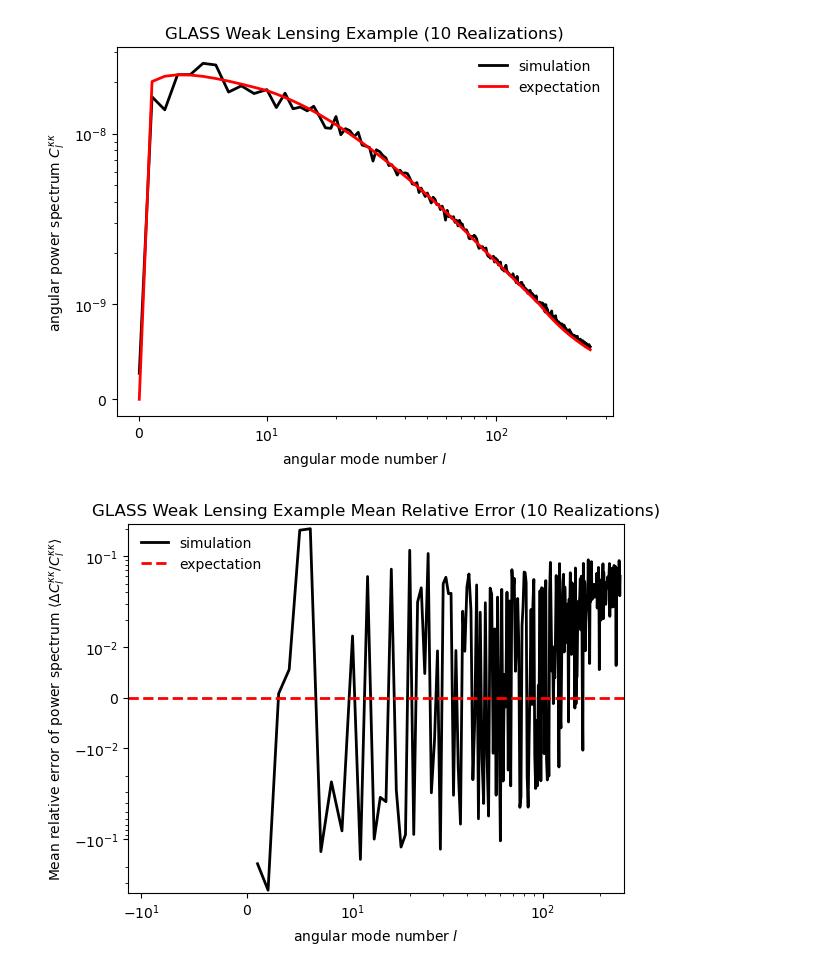
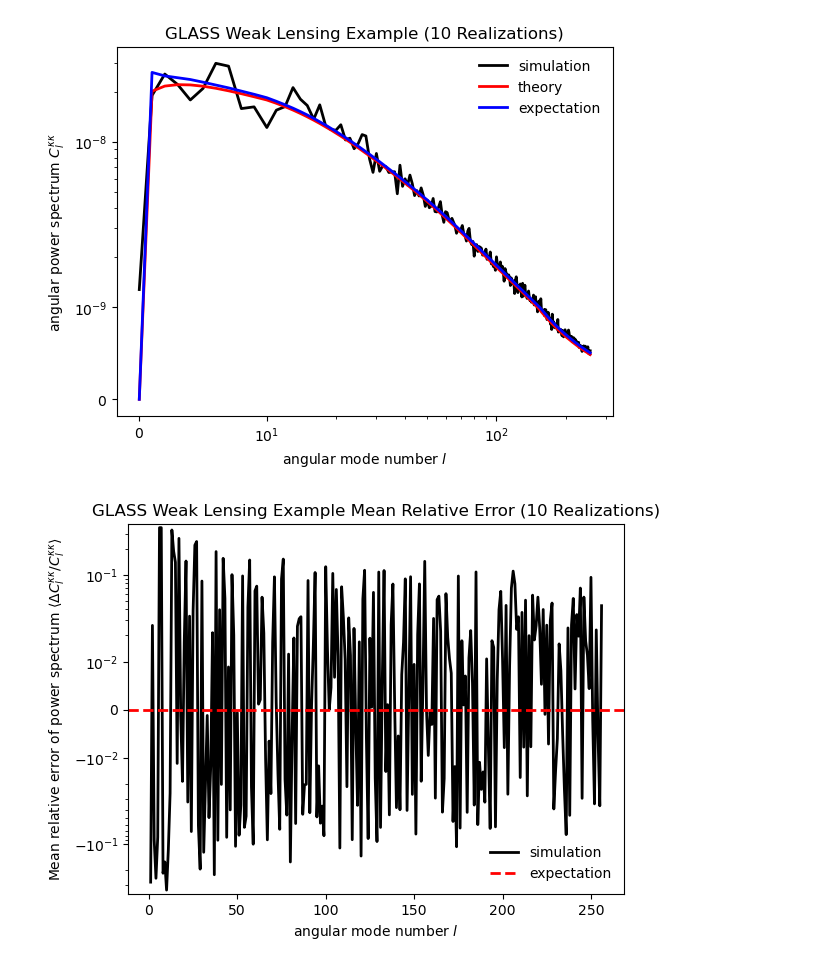
Before and after one commit to ShrihanSolo/glass_guide, a Jupyter notebook: examples/new_glass_tests/glass_acc_reproduction.ipynb, the cells around one changed output. Drawn from its saved outputs; the diff is of its cells as text; code cells hidden in the pictures.

```diff
--- a/examples/new_glass_tests/glass_acc_reproduction.ipynb
+++ b/examples/new_glass_tests/glass_acc_reproduction.ipynb
@@ -19,7 +19,7 @@ Oc = 0.25
 Ob = 0.05
 
 # basic parameters of the simulation
-nside = 512 # I did nside=256 as well and got similar results.
+nside = 256 # I did nside=256 as well and got similar results.
 lmax = 256
 
 # set up CAMB parameters for matter angular power spectrum
@@ -37,7 +37,7 @@ cosmo = Cosmology.from_camb(pars)
 zb = glass.distance_grid(cosmo, 0.0, 1.0, dx=150.0) # shells set to 150Mpc spacing
 
 # linear radial window functions
-ws = glass.linear_windows(zb)
+ws = glass.tophat_windows(zb)
 
 cls = glass.ext.camb.matter_cls(pars, lmax, ws)#np.load('cls2_n256_l256_150x5.npy')
 # %%
@@ -53,7 +53,7 @@ dndz = np.exp(-((z - 0.5) ** 2) / (0.1) ** 2)
 ngal = glass.partition(z, dndz, ws)
 # %%
 scls = []
-for i in range(10):
+for i in range(3):
     # this will compute the convergence field iteratively
     convergence = glass.MultiPlaneConvergence(cosmo)
     # compute Gaussian spectra for lognormal fields from discretised spectra
@@ -96,3 +96,6 @@ for i in range(10):
 # %%
 sim_final = np.array(scls)
 sim_avg = sim_final.mean(axis=0)
+
+_kappa_wht = glass.multi_plane_weights(ngal, ws, cosmo)
+expected = glass.effective_cls(disc_cls, _kappa_wht)
@@ -113,7 +118,8 @@ ell = np.arange(lmax + 1)
 plt.title("GLASS Weak Lensing Example (10 Realizations)")
 
 plt.plot(ell, sim_avg, "-k", lw=2, label="simulation")
-plt.plot(ell, theory_cls["W1xW1"] * pw**2, "-r", lw=2, label="expectation")
+plt.plot(ell, theory_cls["W1xW1"] * pw**2, "-r", lw=2, label="theory")
+plt.plot(ell, expected, "-b", lw=2, label="expectation")
 plt.xscale("symlog", linthresh=10, linscale=0.5, subs=[2, 3, 4, 5, 6, 7, 8, 9])
 plt.yscale("symlog", linthresh=1e-9, linscale=0.5, subs=[2, 3, 4, 5, 6, 7, 8, 9])
 plt.xlabel(r"angular mode number $l$")
@@ -121,17 +127,19 @@ plt.ylabel(r"angular power spectrum $C_l^{\kappa\kappa}$")
 plt.legend(frameon=False)
 plt.show()
 # %% [output]
-[figure, old version]
+[figure, new version]
 # %%
 theory = theory_cls["W1xW1"] * pw**2
 plt.title("GLASS Weak Lensing Example Mean Relative Error (10 Realizations)")
-plt.plot(ell, (sim_avg - theory)/theory, "-k", lw=2, label="simulation")
+#plt.plot(ell, (sim_avg - theory)/theory, "-k", lw=2, label="simulation")
+err= (sim_avg - expected)/expected
+plt.plot(ell, err, "-k", lw=2, label="simulation")
 plt.axhline(0, ls="--", lw=2, label="expectation", color = 'red')
-plt.xscale("symlog", linthresh=10, linscale=0.5, subs=[2, 3, 4, 5, 6, 7, 8, 9])
+#plt.xscale("symlog", linthresh=10, linscale=0.5, subs=[2, 3, 4, 5, 6, 7, 8, 9])
 plt.yscale("symlog", linthresh=1e-2, linscale=0.5, subs=[2, 3, 4, 5, 6, 7, 8, 9])
 plt.xlabel(r"angular mode number $l$")
 plt.ylabel(r"Mean relative error of power spectrum $\langle \Delta C_l^{\kappa\kappa} / C_l^{\kappa\kappa} \rangle$")
 plt.legend(frameon=False)
 plt.show()
 # %% [output]
-[figure, old version]
+[figure, new version]
```
Also changed, not shown: parts of 1 cell of this notebook.
